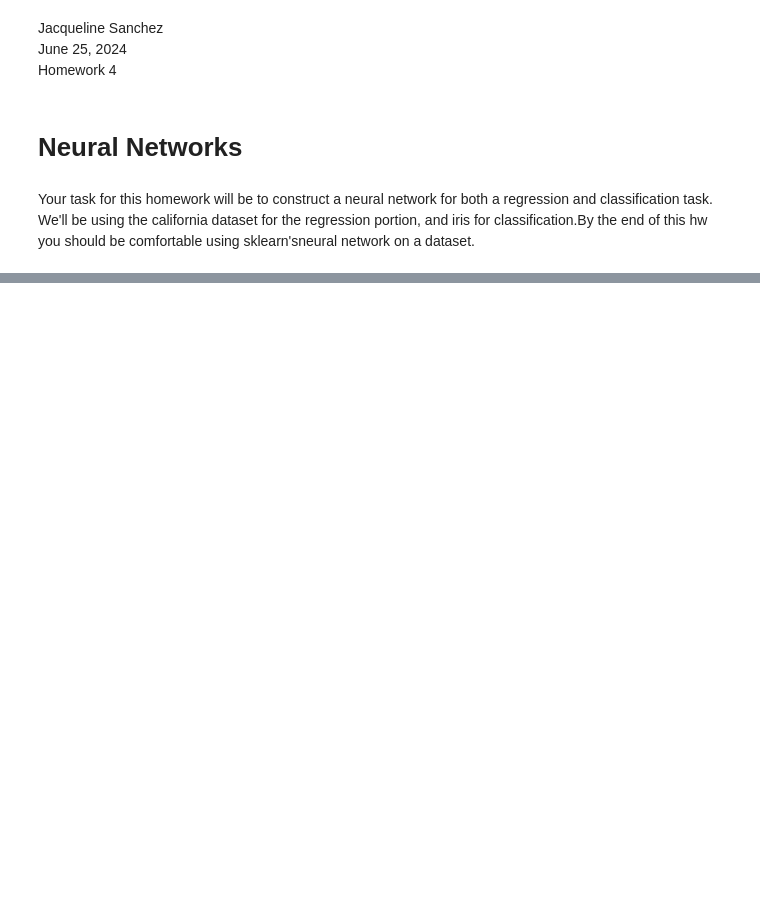
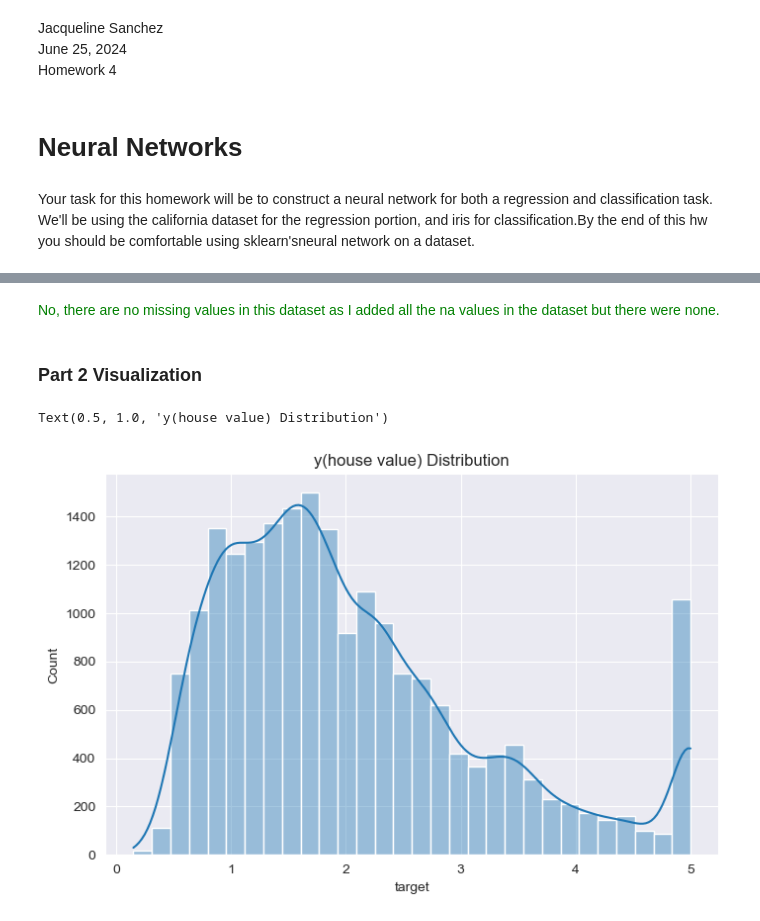
Before and after one commit to jacquelinesanchezA1/Data-Science1-CS3337, a Jupyter notebook: HW4/HW4.ipynb, the cells around one changed output, grey strips where cells are left out. Saved outputs shown, nothing was run; the diff lists cells and outputs as text; code cells hidden in the pictures; blank space fills up the shorter version.

```diff
--- a/HW4/HW4.ipynb
+++ b/HW4/HW4.ipynb
@@ -16,0 +37,4 @@ import pandas as pd
+# %%
+from matplotlib import rcParams # need sb
+rcParams['figure.figsize'] = 8, 5
+sns.set_style('darkgrid')
@@ -17,12 +45,23 @@ import pandas as pd
 # %%
-# Fetch the dataset as a DataFrame
-cali_housing = fetch_california_housing(as_frame=True) # regression portion
-iris = load_iris(as_frame=True)
+# loading california housing dataset
+cali_housing = fetch_california_housing()
+cali_features = pd.DataFrame(cali_housing.data, columns = cali_housing.feature_names)
 
-# Extract the DataFrame
-cali_housing_df = cali_housing.frame
-iris_df = iris.frame
+# create a dataframe for the target
+cali_target = pd.DataFrame(cali_housing.target, columns=["target"])
 
-# Display the first few rows of the DataFrame
-# print(cali_housing_df.head())
-# print(iris_df.head())
+# concat both dataframes
+california_df = pd.concat([cali_features, cali_target], axis = 1)
+
+###### Preparaing data for training ######
+
+# Saving data into df X
+X = california_df.drop('target', axis = 1)
+
+# Target/labels variable into Y
+y = california_df['target']
+
+X_train, X_test, y_train, y_test = train_test_split(X, y, test_size = 0.2, random_state=42)
+
+# print(cali_housing.keys())
+# print(california_df.head())
@@ -28,0 +121,14 @@ iris_df = iris.frame
+# %% [markdown]
+<span style = 'color:green'>
+No, there are no missing values in this dataset as I added all the na values in the dataset but there were none.
+# %% [markdown]
+### Part 2 Visualization
+# %%
+# histogram of the median house value(y)
+
+
+sns.histplot(y, bins = 30, kde = True, alpha = 0.4)
+plt.title('y(house value) Distribution')
+# %% [output]
+Text(0.5, 1.0, 'y(house value) Distribution')
+[figure, added]
```
Also changed, not shown: parts of 47 cells of this notebook.
